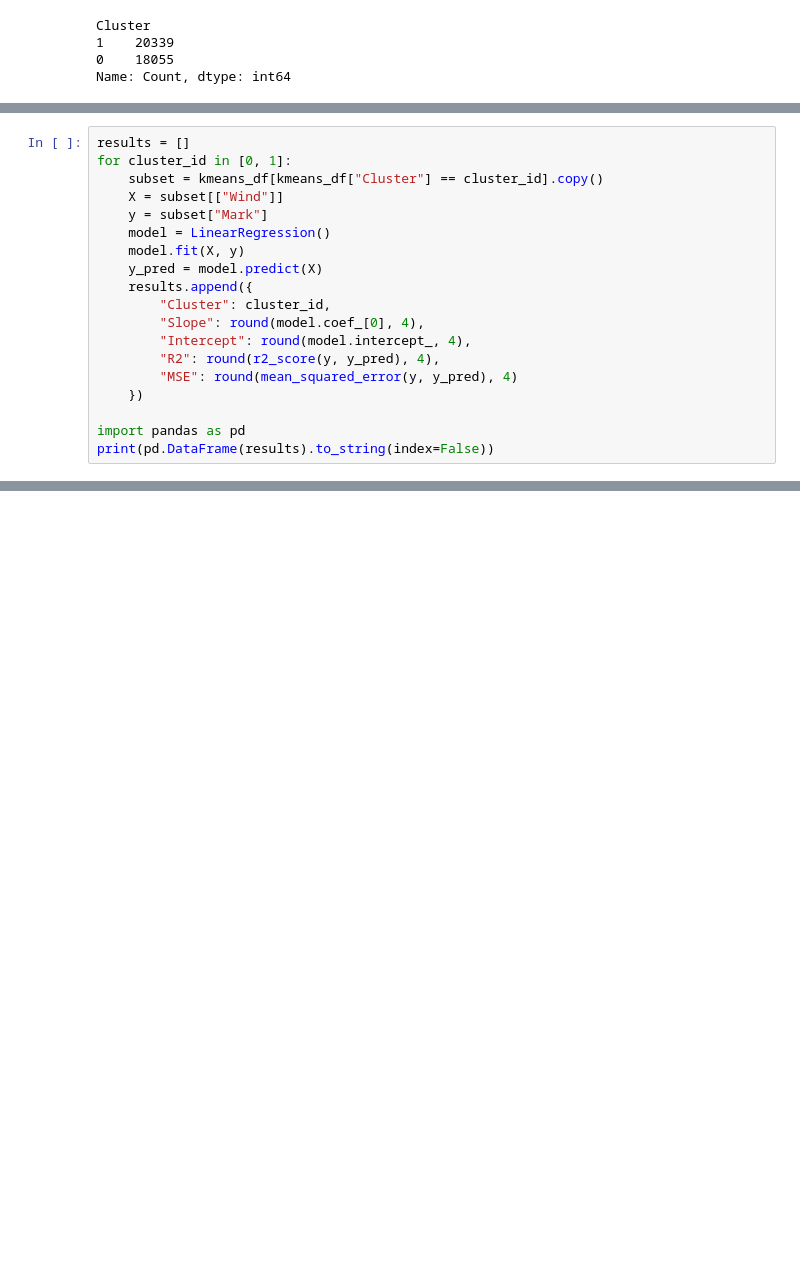
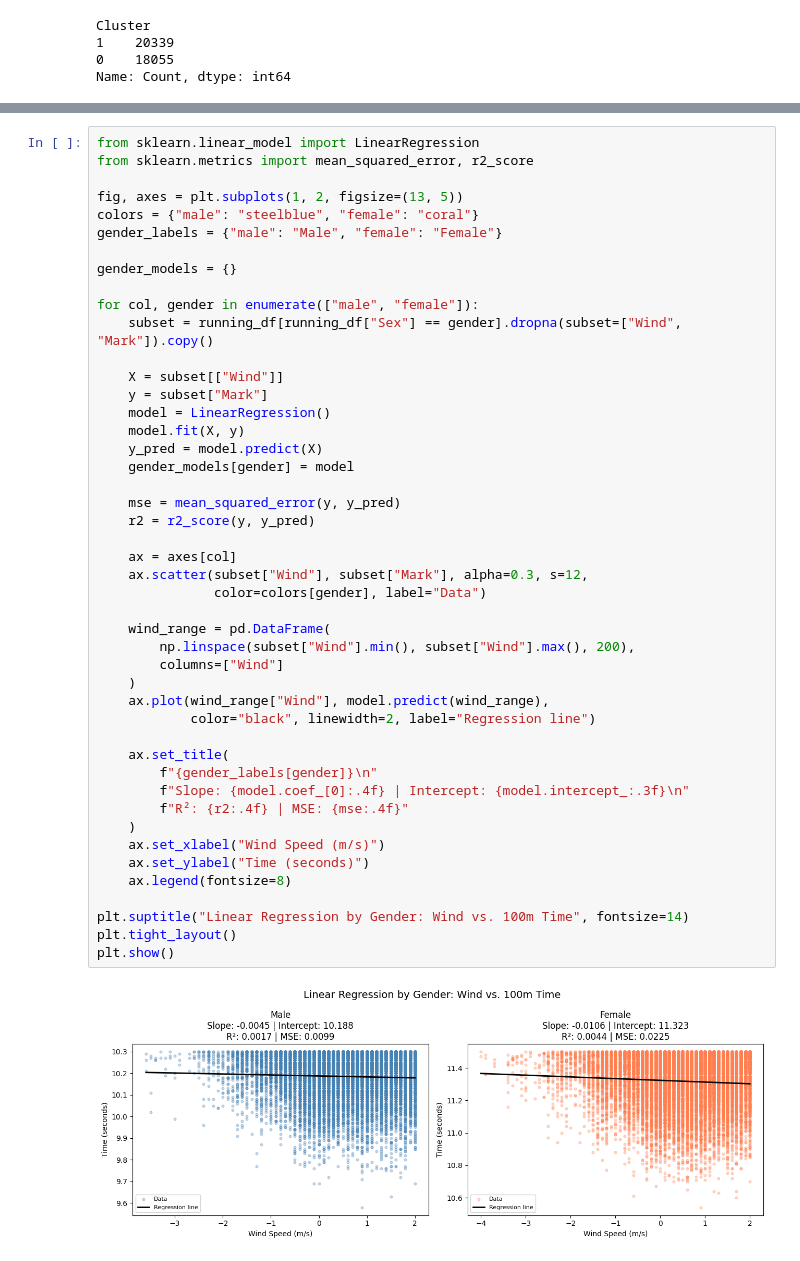
Before and after one commit to abarnes05/DS-final-project, a Jupyter notebook: Final Project.ipynb, the cells around one changed output, grey strips where cells are left out. Saved outputs shown, nothing was run; the diff lists cells and outputs as text; blank space fills up the shorter version.

Commit message:
added linear regression gender stuff

```diff
--- a/Final Project.ipynb
+++ b/Final Project.ipynb
@@ -410,19 +369,0 @@ plt.show()
-# %%
-results = []
-for cluster_id in [0, 1]:
-    subset = kmeans_df[kmeans_df["Cluster"] == cluster_id].copy()
-    X = subset[["Wind"]]
-    y = subset["Mark"]
-    model = LinearRegression()
-    model.fit(X, y)
-    y_pred = model.predict(X)
-    results.append({
-        "Cluster": cluster_id,
-        "Slope": round(model.coef_[0], 4),
-        "Intercept": round(model.intercept_, 4),
-        "R2": round(r2_score(y, y_pred), 4),
-        "MSE": round(mean_squared_error(y, y_pred), 4)
-    })
-
-import pandas as pd
-print(pd.DataFrame(results).to_string(index=False))
@@ -432,0 +376,48 @@ print(pd.DataFrame(results).to_string(index=False))
+# %%
+from sklearn.linear_model import LinearRegression
+from sklearn.metrics import mean_squared_error, r2_score
+
+fig, axes = plt.subplots(1, 2, figsize=(13, 5))
+colors = {"male": "steelblue", "female": "coral"}
+gender_labels = {"male": "Male", "female": "Female"}
+
+gender_models = {}
+
+for col, gender in enumerate(["male", "female"]):
+    subset = running_df[running_df["Sex"] == gender].dropna(subset=["Wind", "Mark"]).copy()
+
+    X = subset[["Wind"]]
+    y = subset["Mark"]
+    model = LinearRegression()
+    model.fit(X, y)
+    y_pred = model.predict(X)
+    gender_models[gender] = model
+
+    mse = mean_squared_error(y, y_pred)
+    r2 = r2_score(y, y_pred)
+
+    ax = axes[col]
+    ax.scatter(subset["Wind"], subset["Mark"], alpha=0.3, s=12,
+               color=colors[gender], label="Data")
+
+    wind_range = pd.DataFrame(
+        np.linspace(subset["Wind"].min(), subset["Wind"].max(), 200),
+        columns=["Wind"]
+    )
+    ax.plot(wind_range["Wind"], model.predict(wind_range),
+            color="black", linewidth=2, label="Regression line")
+
+    ax.set_title(
+        f"{gender_labels[gender]}\n"
+        f"Slope: {model.coef_[0]:.4f} | Intercept: {model.intercept_:.3f}\n"
+        f"R²: {r2:.4f} | MSE: {mse:.4f}"
+    )
+    ax.set_xlabel("Wind Speed (m/s)")
+    ax.set_ylabel("Time (seconds)")
+    ax.legend(fontsize=8)
+
+plt.suptitle("Linear Regression by Gender: Wind vs. 100m Time", fontsize=14)
+plt.tight_layout()
+plt.show()
+# %% [output]
+[figure, added]
```
Also changed, not shown: parts of 13 cells of this notebook.
